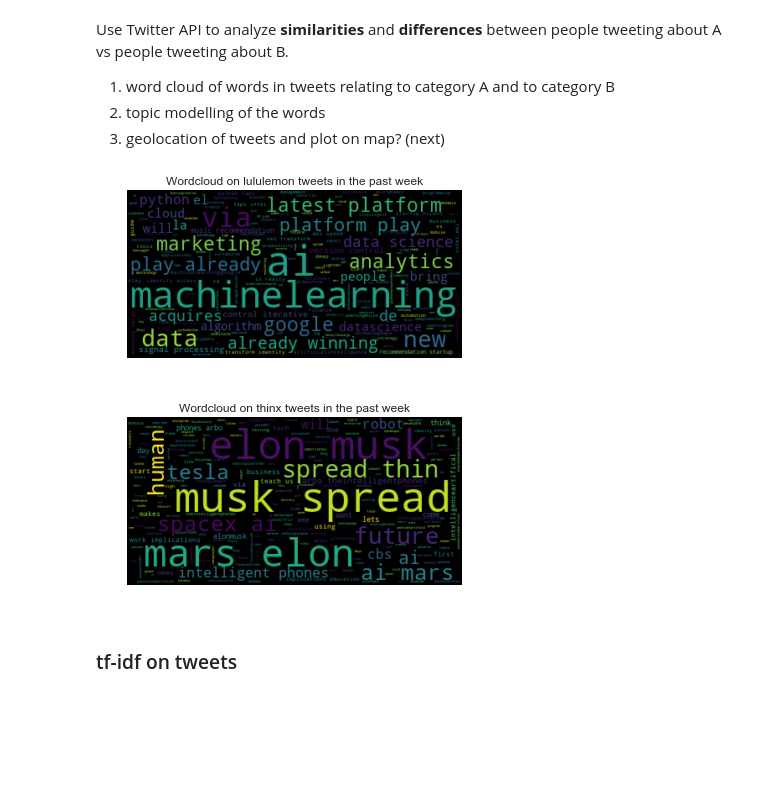
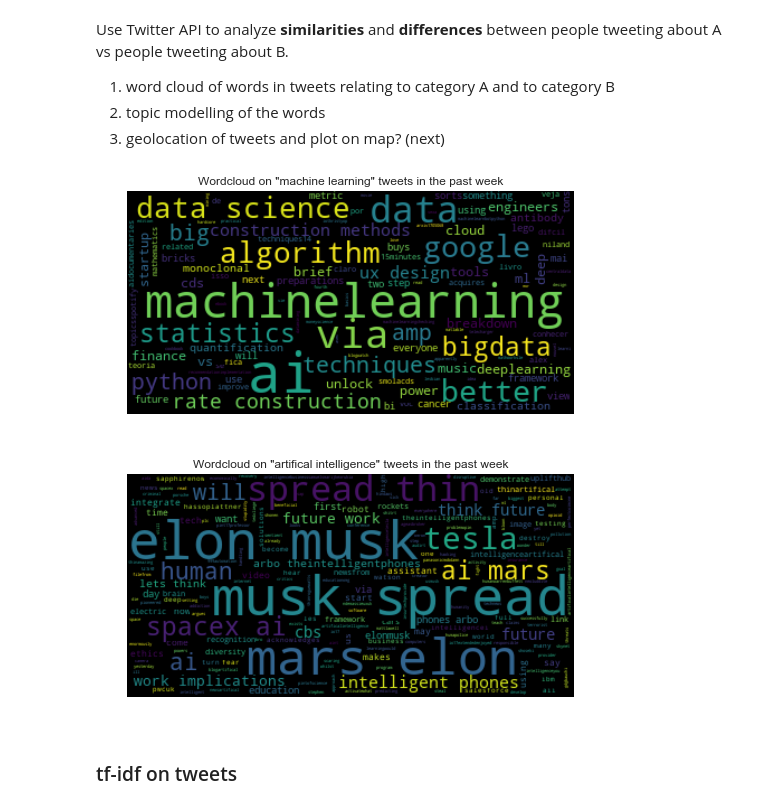
Before and after one commit to aerymilts/comparative-tweets, a Jupyter notebook: comparative-tweets.ipynb, the cells around one changed output. Drawn from its saved outputs; the diff is of its cells as text; code cells hidden in the pictures; blank space fills up the shorter version.

```diff
--- a/comparative-tweets.ipynb
+++ b/comparative-tweets.ipynb
@@ -71,23 +69,19 @@ b_data = tweet_data('b', b_query, count=400, refresh=True)
 # %%
 # change to lowercase, remove url, remove all punctuation except hashtags
 def clean(text):
-# def clean(text, bytelen):
-#     if not (len(text) <= len(text.encode()) - bytelen): # adjust bytelen to remove non-english tweets but include non-ascii tweets
     text = ''.join(char for char in text if char in string.printable) # filtered by individual character matching on ascii table
     text = text.lower() # lowercase
-    text = re.sub('https?://[^\s]*', '', text) # remove urls
+    text = re.sub('https?://[^ ]*', '', text) # remove urls
     punc = '[' + re.escape(string.punctuation.replace('#', '')) + ']' # remove punctuation from text, except hashtags
     text = re.sub(punc, '', text)
-    text = re.sub('\s+', ' ', text) # remove duplicate spaces
+    text = re.sub(' +', ' ', text) # remove duplicate spaces
     text = text.strip() # remove trailing spaces
     return text
 
-# def tweet_extract(tweetobj, bytelen, retweet=False):
 def tweet_extract(tweetobj, retweet=False):
     if not retweet: # remove retweets, looking for unique tweets only
         if tweetobj.retweeted or 'RT @' in tweetobj.full_text:
             return None
-#     return clean(tweetobj.full_text, bytelen)
     return clean(tweetobj.full_text)
 # %%
 # split tweets into a list of string where each string represents each tweet
@@ -98,24 +92,24 @@ b_tweets = list(set(b_tweets))
 # %%
 stopwords = set(STOPWORDS)
 stopwords.update({'machine', 'learning', 'artificial', 'intelligence', 'artifical'})
 
 # lower max_font_size
 wordcloud = WordCloud(max_font_size=50, stopwords=stopwords).generate((''.join(a_tweets)))
 plt.figure()
 plt.imshow(wordcloud, interpolation="bilinear")
-plt.title('Wordcloud on lululemon tweets in the past week')
+plt.title('Wordcloud on "machine learning" tweets in the past week')
 plt.axis("off")
 plt.show()
 
 wordcloud = WordCloud(max_font_size=50, stopwords=stopwords).generate((''.join(b_tweets)))
 plt.figure()
 plt.imshow(wordcloud, interpolation="bilinear")
-plt.title('Wordcloud on thinx tweets in the past week')
+plt.title('Wordcloud on "artifical intelligence" tweets in the past week')
 plt.axis("off")
 plt.show()
 # %% [output]
-[figure, old version]
+[figure, new version]
-[figure, old version]
+[figure, new version]
 # %% [markdown]
 ### tf-idf on tweets
 # %% [markdown]
```
Also changed, not shown: parts of 27 cells of this notebook.
